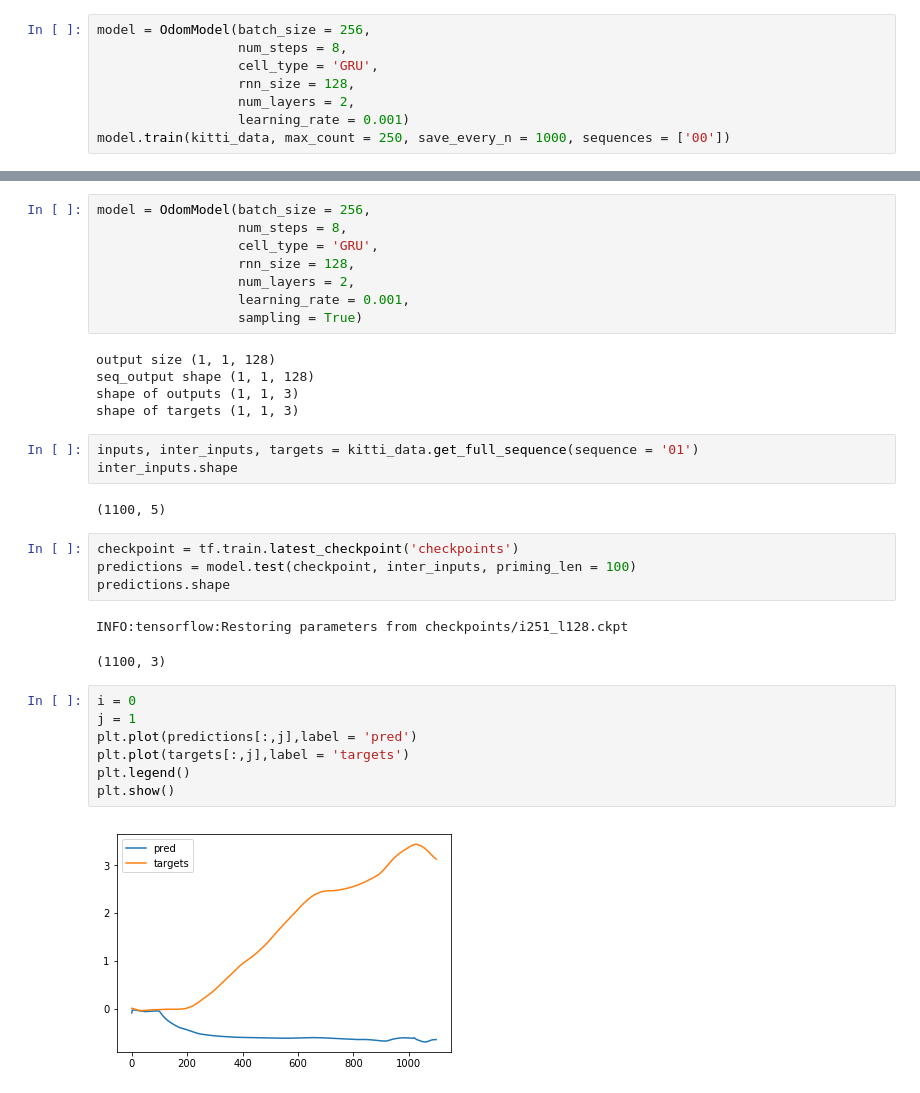
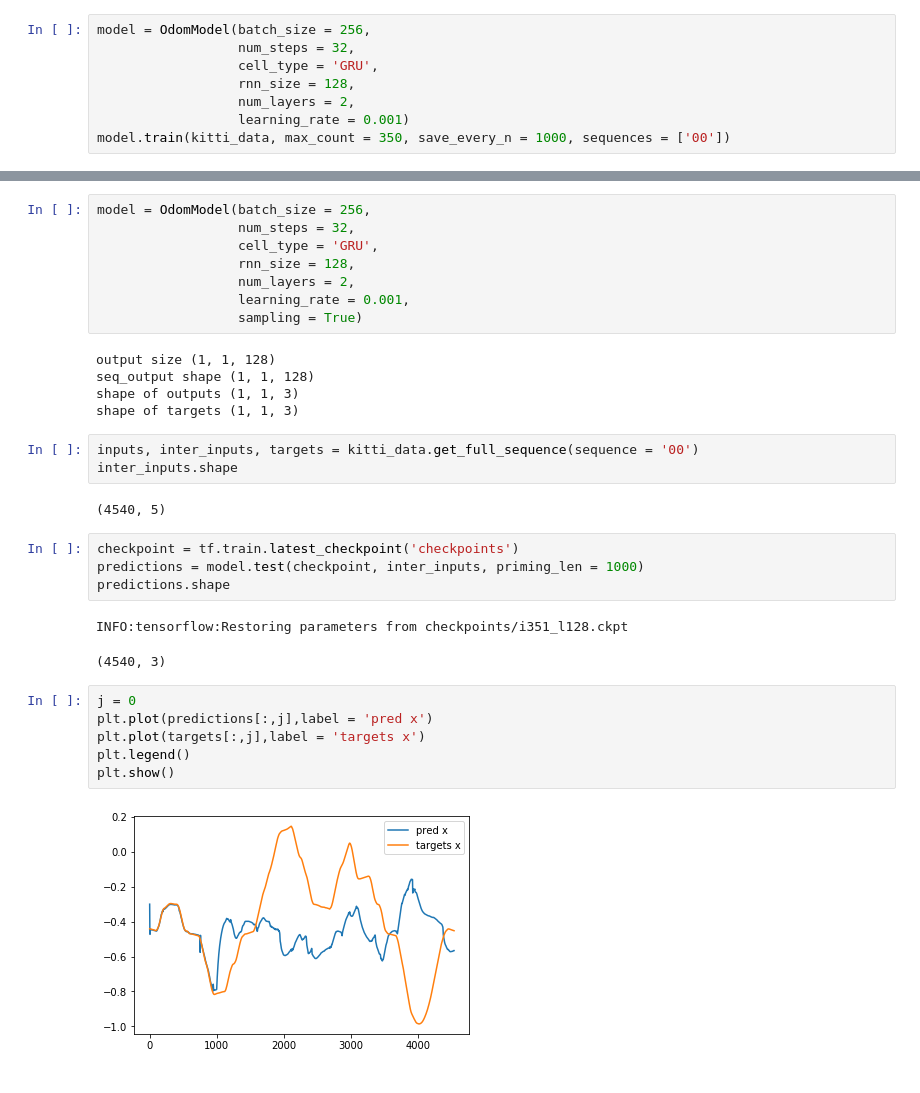
Before and after one commit to gagkhan/deep_visual_odometry, a Jupyter notebook: Training_RNN.ipynb, the cells around one changed output, grey strips where cells are left out. Cells and saved outputs as stored; diff of their text form.

```diff
--- a/Training_RNN.ipynb
+++ b/Training_RNN.ipynb
@@ -40,9 +37,9 @@ inputs, inter_inputs, targets = kitti_data.get_series_batch_train(batch_size = 2
 # %%
 model = OdomModel(batch_size = 256,
-                  num_steps = 8,
+                  num_steps = 32,
                   cell_type = 'GRU',
                   rnn_size = 128,
                   num_layers = 2,
                   learning_rate = 0.001)
-model.train(kitti_data, max_count = 250, save_every_n = 1000, sequences = ['00'])
+model.train(kitti_data, max_count = 350, save_every_n = 1000, sequences = ['00'])
 # %% [output]
@@ -67,7 +58,7 @@ step: 250  loss: 0.1038  0.6342 sec/batch
 #inputs_test, interinputs_test, targets_test = kitti_data.load_all_sequences(mode = 'train', sequences = ['01'])
 # %%
 model = OdomModel(batch_size = 256,
-                  num_steps = 8,
+                  num_steps = 32,
                   cell_type = 'GRU',
                   rnn_size = 128,
                   num_layers = 2,
@@ -79,23 +70,22 @@ seq_output shape (1, 1, 128)
 shape of outputs (1, 1, 3)
 shape of targets (1, 1, 3)
 # %%
-inputs, inter_inputs, targets = kitti_data.get_full_sequence(sequence = '01')
+inputs, inter_inputs, targets = kitti_data.get_full_sequence(sequence = '00')
 inter_inputs.shape
 # %% [output]
-(1100, 5)
+(4540, 5)
 # %%
 checkpoint = tf.train.latest_checkpoint('checkpoints')
-predictions = model.test(checkpoint, inter_inputs, priming_len = 100)
+predictions = model.test(checkpoint, inter_inputs, priming_len = 1000)
 predictions.shape
 # %% [output]
-INFO:tensorflow:Restoring parameters from checkpoints/i251_l128.ckpt
+INFO:tensorflow:Restoring parameters from checkpoints/i351_l128.ckpt
-(1100, 3)
+(4540, 3)
 # %%
-i = 0
-j = 1
-plt.plot(predictions[:,j],label = 'pred')
-plt.plot(targets[:,j],label = 'targets')
+j = 0
+plt.plot(predictions[:,j],label = 'pred x')
+plt.plot(targets[:,j],label = 'targets x')
 plt.legend()
 plt.show()
 # %% [output]
-[figure, old version]
+[figure, new version]
```
Also changed, not shown: parts of 7 cells of this notebook, 1 other file.
